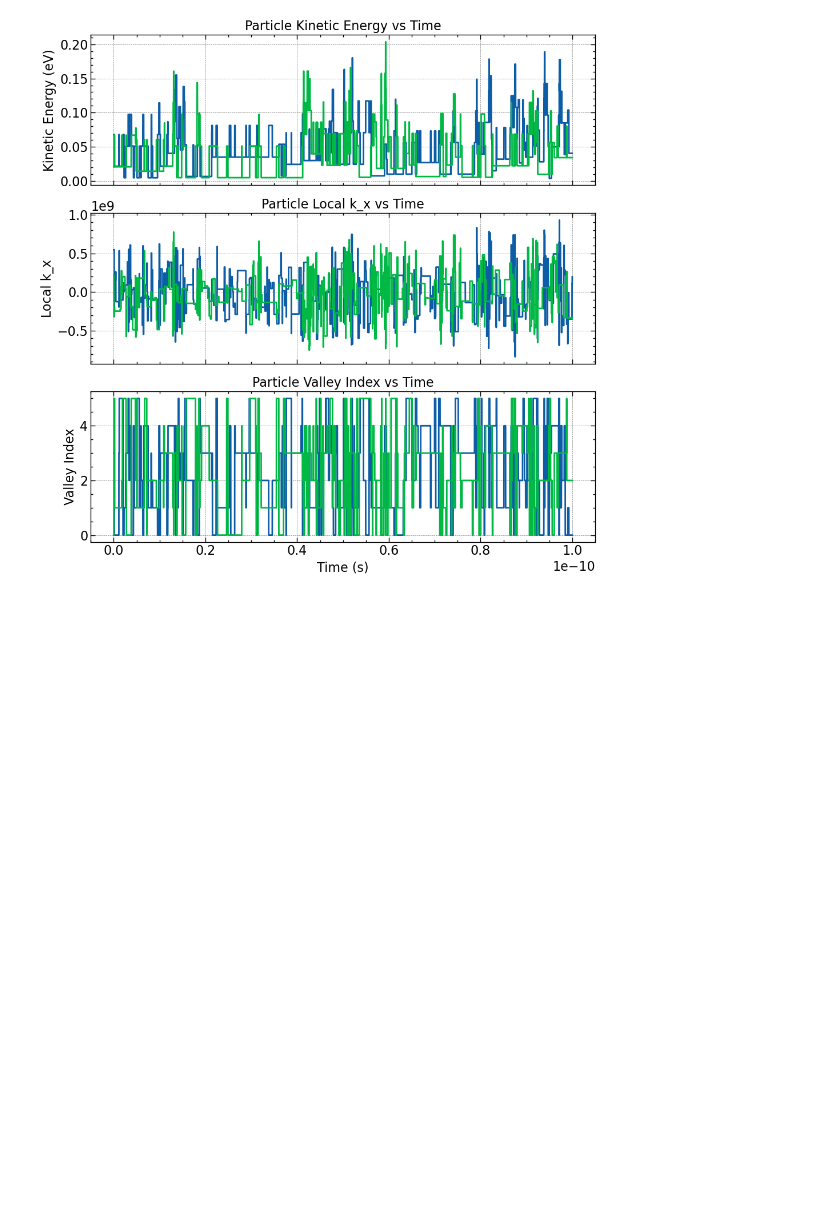
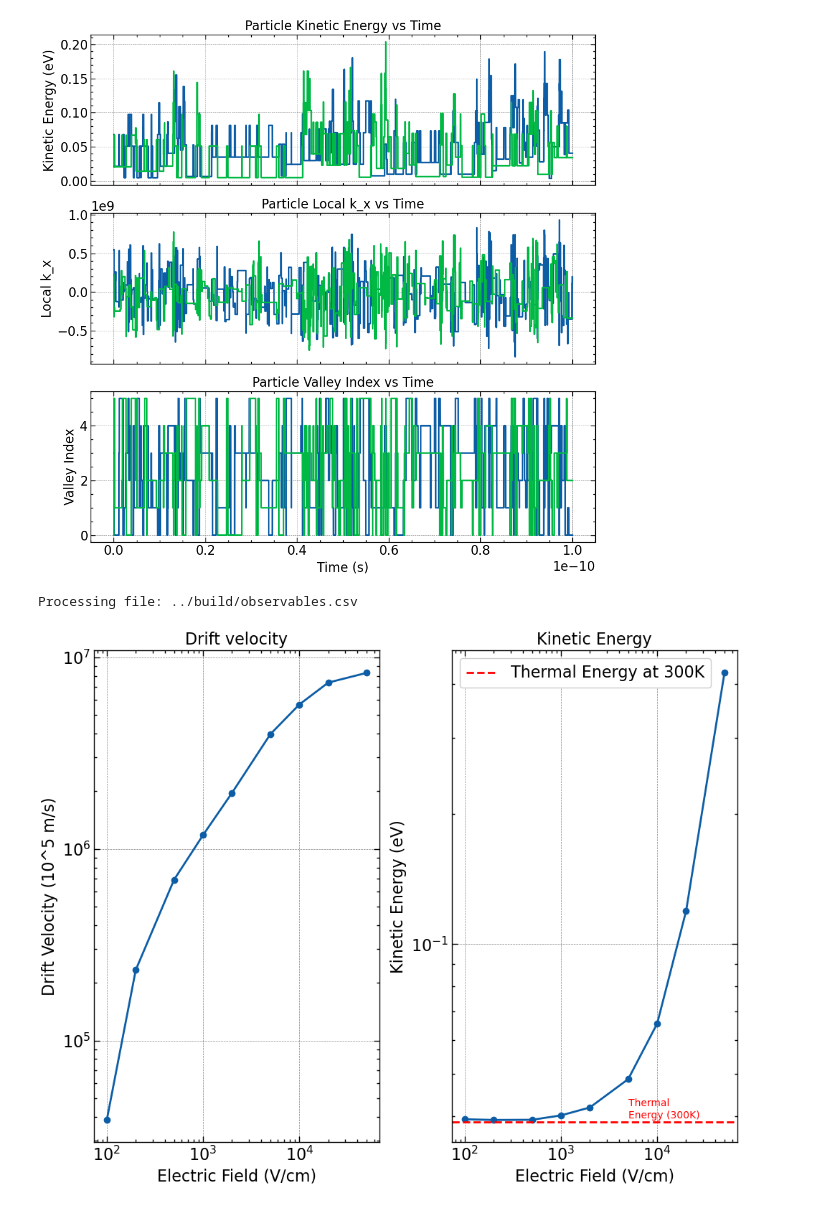
Before and after one commit to RemiHelleboid/UltimateEPM, a Jupyter notebook: python/amc_plots.ipynb, the cells around one changed output. Drawn from its saved outputs; the diff is of its cells as text; code cells hidden in the pictures; blank space fills up the shorter version.

```diff
--- a/python/amc_plots.ipynb
+++ b/python/amc_plots.ipynb
@@ -41,3 +41,30 @@ Nb of time steps: 100001
 Processing file: ../build/_particle_6.csv
 Nb of time steps: 100001
 [figure]
+# %%
+fig, axs = plt.subplots(1, 2, figsize=(10, 8))
+file = "../build/observables.csv"
+print(f"Processing file: {file}")
+
+m_to_cm = 1e2
+electric_field_V_per_m,mean_velocity_x_m_per_s,mean_kinetic_energy_eV,sample_count = np.loadtxt(file, delimiter=',', skiprows=1, unpack=True)
+electric_field_V_per_m *= 1.0/m_to_cm  # Convert to V/cm
+axs[0].loglog(electric_field_V_per_m, np.abs(mean_velocity_x_m_per_s)*m_to_cm, marker='o')
+axs[1].loglog(electric_field_V_per_m, mean_kinetic_energy_eV, marker='o')
+axs[0].set_ylabel('Drift Velocity (10^5 m/s)')
+axs[0].set_title('Drift velocity')
+axs[0].set_xlabel('Electric Field (V/cm)')
+axs[1].set_ylabel('Kinetic Energy (eV)')
+axs[1].set_title('Kinetic Energy')
+axs[1].set_xlabel('Electric Field (V/cm)')
+
+thermal_energy_eV = 1.5 * 1.380649e-23 * 300 / 1.60218e-19
+axs[1].axhline(thermal_energy_eV, color='red', linestyle='--', label='Thermal Energy at 300K')
+axs[1].text(electric_field_V_per_m[-4], thermal_energy_eV*1.02, 'Thermal \nEnergy (300K)', color='red', fontsize=10)  # Adjust position as needed
+axs[1].legend()
+
+plt.tight_layout()
+plt.show()
+# %% [output]
+Processing file: ../build/observables.csv
+[figure, added]
```
Also changed, not shown: 3 other files.
